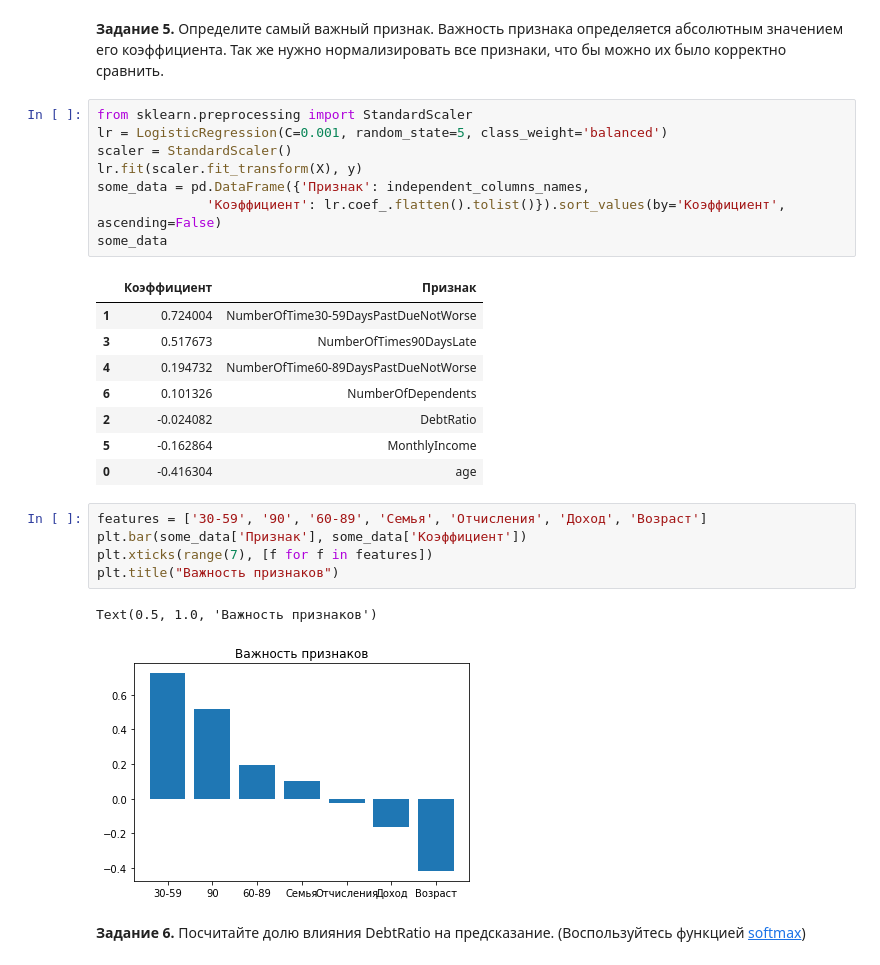
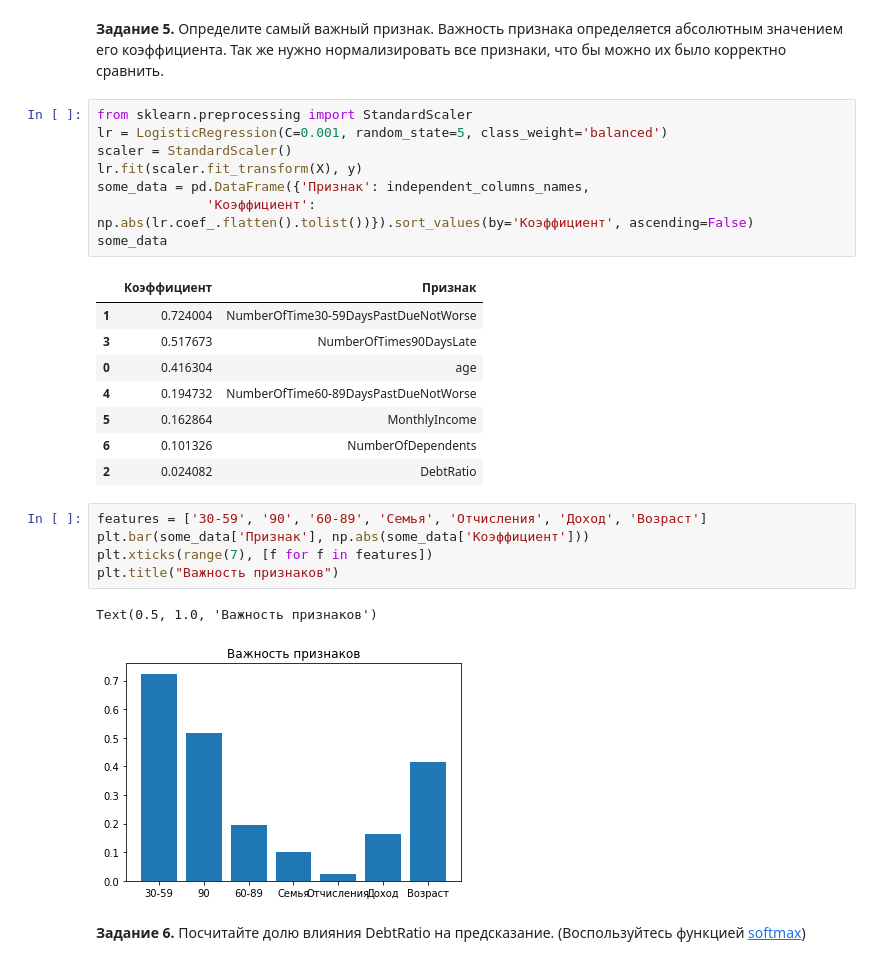
Before and after one commit to vdilchenko/university, a Jupyter notebook: OpenDataScience2018/ilchenko_lab5_logit_rf_credit_scoring.ipynb, the cells around one changed output. Cells and saved outputs as stored; diff of their text form.

```diff
--- a/OpenDataScience2018/ilchenko_lab5_logit_rf_credit_scoring.ipynb
+++ b/OpenDataScience2018/ilchenko_lab5_logit_rf_credit_scoring.ipynb
@@ -194,25 +199,25 @@ lr = LogisticRegression(C=0.001, random_state=5, class_weight='balanced')
 scaler = StandardScaler()
 lr.fit(scaler.fit_transform(X), y)
 some_data = pd.DataFrame({'Признак': independent_columns_names,
-              'Коэффициент': lr.coef_.flatten().tolist()}).sort_values(by='Коэффициент', ascending=False)
+              'Коэффициент': np.abs(lr.coef_.flatten().tolist())}).sort_values(by='Коэффициент', ascending=False)
 some_data
 # %% [output]
 |  | Коэффициент | Признак |
 | 1 | 0.724004 | NumberOfTime30-59DaysPastDueNotWorse |
 | 3 | 0.517673 | NumberOfTimes90DaysLate |
+| 0 | 0.416304 | age |
 | 4 | 0.194732 | NumberOfTime60-89DaysPastDueNotWorse |
+| 5 | 0.162864 | MonthlyIncome |
 | 6 | 0.101326 | NumberOfDependents |
-| 2 | -0.024082 | DebtRatio |
-| 5 | -0.162864 | MonthlyIncome |
-| 0 | -0.416304 | age |
+| 2 | 0.024082 | DebtRatio |
 # %%
 features = ['30-59', '90', '60-89', 'Семья', 'Отчисления', 'Доход', 'Возраст']
-plt.bar(some_data['Признак'], some_data['Коэффициент'])
+plt.bar(some_data['Признак'], np.abs(some_data['Коэффициент']))
 plt.xticks(range(7), [f for f in features])
 plt.title("Важность признаков")
 # %% [output]
 Text(0.5, 1.0, 'Важность признаков')
-[figure, old version]
+[figure, new version]
 # %% [markdown]
 **Задание 6.** Посчитайте долю влияния DebtRatio на предсказание. (Воспользуйтесь функцией [softmax](https://en.wikipedia.org/wiki/Softmax_function))
 # %%
```
Also changed, not shown: parts of 9 cells of this notebook.
